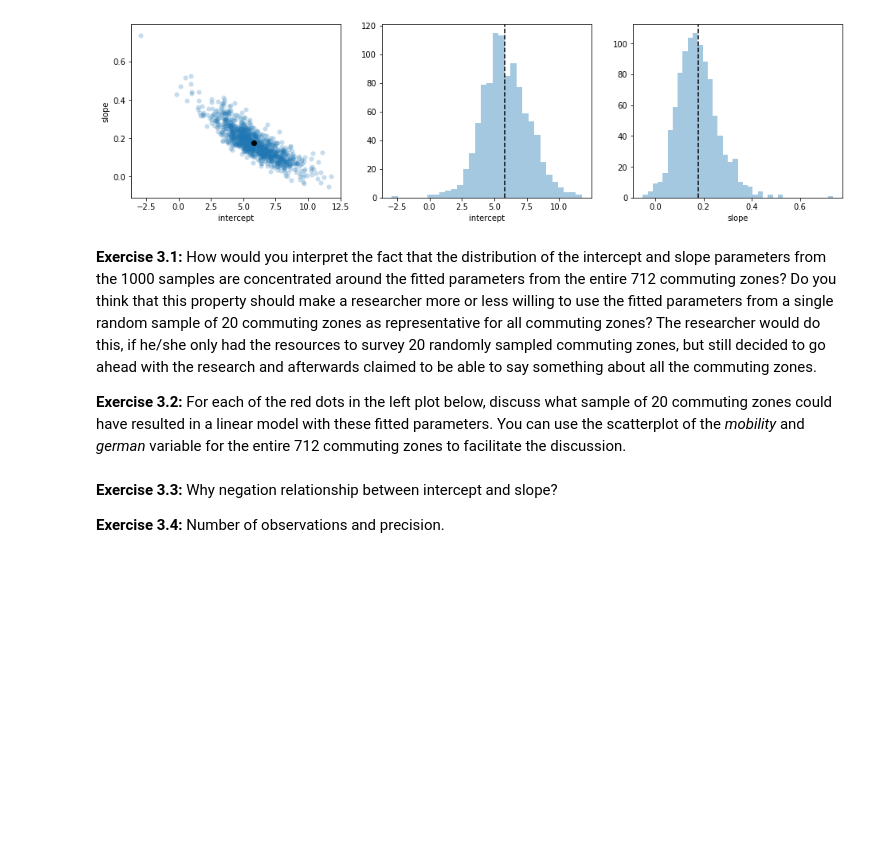
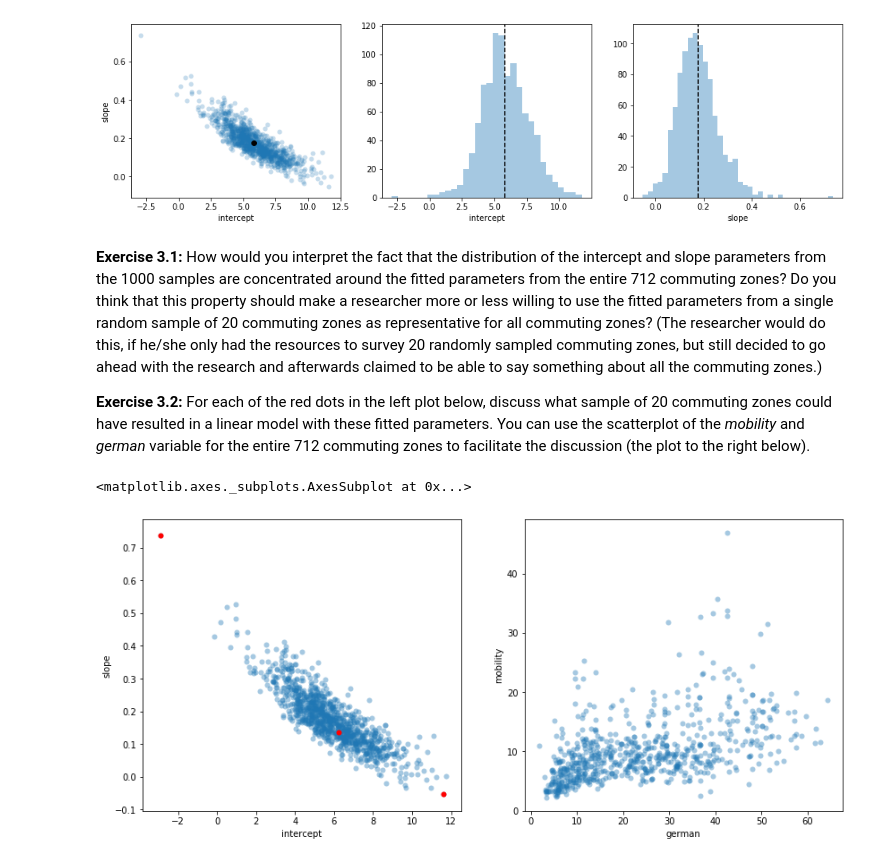
Before and after one commit to AsgerAndersen/basecamp_stats_intro, a Jupyter notebook: Lecture 3.ipynb, the cells around one changed output. Drawn from its saved outputs; the diff is of its cells as text; code cells hidden in the pictures; blank space fills up the shorter version.

```diff
--- a/Lecture 3.ipynb
+++ b/Lecture 3.ipynb
@@ -86,10 +86,18 @@ samp_dist_axes[2].axvline(model_fulldata.params[1],color='black',linestyle='--')
 <matplotlib.lines.Line2D at 0x...>
 [figure]
 # %% [markdown]
-**Exercise 3.1:** How would you interpret the fact that the distribution of the intercept and slope parameters from the 1000 samples are concentrated around the fitted parameters from the entire 712 commuting zones? Do you think that this property should make a researcher more or less willing to use the fitted parameters from a single random sample of 20 commuting zones as representative for all commuting zones? The researcher would do this, if he/she only had the resources to survey 20 randomly sampled commuting zones, but still decided to go ahead with the research and afterwards claimed to be able to say something about all the commuting zones.
+**Exercise 3.1:** How would you interpret the fact that the distribution of the intercept and slope parameters from the 1000 samples are concentrated around the fitted parameters from the entire 712 commuting zones? Do you think that this property should make a researcher more or less willing to use the fitted parameters from a single random sample of 20 commuting zones as representative for all commuting zones? (The researcher would do this, if he/she only had the resources to survey 20 randomly sampled commuting zones, but still decided to go ahead with the research and afterwards claimed to be able to say something about all the commuting zones.)
 
-**Exercise 3.2:** For each of the red dots in the left plot below, discuss what sample of 20 commuting zones could have resulted in a linear model with these fitted parameters. You can use the scatterplot of the *mobility* and *german* variable for the entire 712 commuting zones to facilitate the discussion.
+**Exercise 3.2:** For each of the red dots in the left plot below, discuss what sample of 20 commuting zones could have resulted in a linear model with these fitted parameters. You can use the scatterplot of the *mobility* and *german* variable for the entire 712 commuting zones to facilitate the discussion (the plot to the right below).
-# %% [markdown]
-**Exercise 3.3:** Why negation relationship between intercept and slope?
-
-**Exercise 3.4:** Number of observations and precision.
+# %%
+chosen_fitted_pars = fitted_pars[fitted_pars['slope'].isin(
+    [fitted_pars['slope'].min(),
+     fitted_pars['slope'].quantile([1/3],interpolation='nearest'),
+     fitted_pars['slope'].max()])]
+f_find_sample, axes_find_sample = plt.subplots(1,2,figsize=(14,6))
+sb.scatterplot('intercept','slope',data=fitted_pars,ax=axes_find_sample[0],linewidth=0,alpha=0.4)
+sb.scatterplot('intercept','slope',data=chosen_fitted_pars,ax=axes_find_sample[0],color='red',linewidth=0)
+sb.scatterplot('german','mobility',data=data,alpha=0.4,linewidth=0,ax=axes_find_sample[1]);
+# %% [output]
+<matplotlib.axes._subplots.AxesSubplot at 0x...>
+[figure, added]
```
Also changed, not shown: parts of 9 cells of this notebook, 2 other files.
